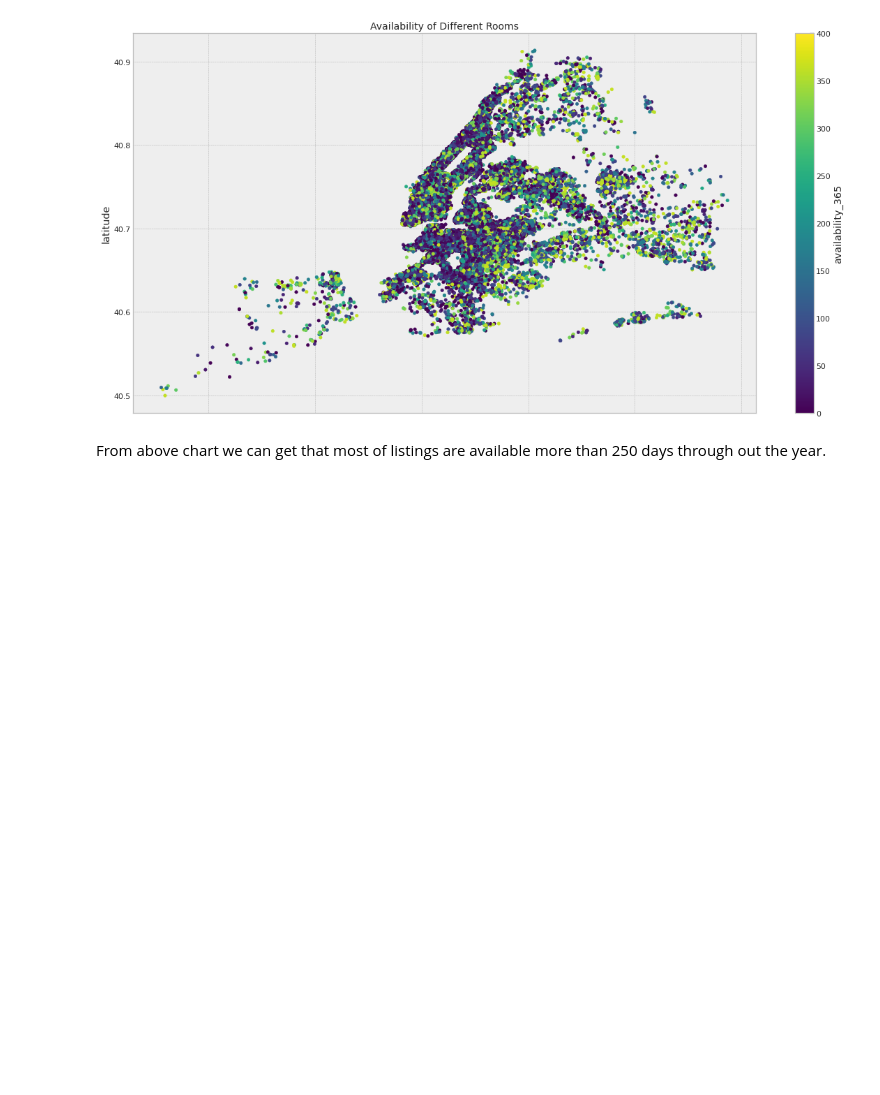
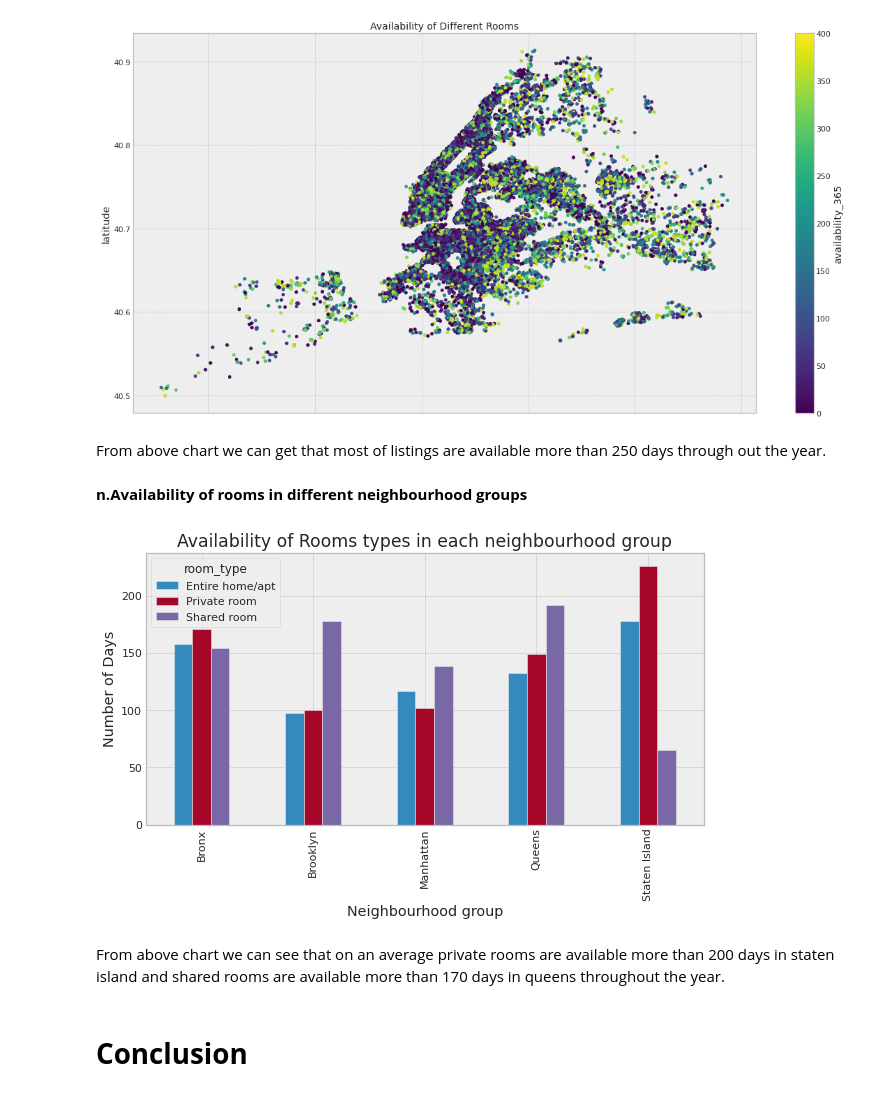
Before and after one commit to ShabuddinDhafedar/Airbnb-Bookings-Analysis, a Jupyter notebook: Airbnb_Bookings_Analysis_Capstone_Project(shabuddin).ipynb, the cells around one changed output. Drawn from its saved outputs; the diff is of its cells as text; code cells hidden in the pictures; blank space fills up the shorter version.

Commit message:
Sixth commit Airbnb Bookings Analysis

```diff
--- a/Airbnb_Bookings_Analysis_Capstone_Project(shabuddin).ipynb
+++ b/Airbnb_Bookings_Analysis_Capstone_Project(shabuddin).ipynb
@@ -636,3 +638,18 @@ plt.show()
 [figure]
 # %% [markdown]
 From above chart we can get that most of listings are available more than 250 days through out the year.
+# %% [markdown]
+**n.Availability of rooms in different neighbourhood groups**
+# %%
+#Analysis of availability of rooms types in each neighbourhood group with Barplot
+fig = pd.pivot_table(airbnb_df,index='neighbourhood_group',columns='room_type',values='availability_365').plot.bar(figsize=(10,5))
+fig.set_title('Availability of Rooms types in each neighbourhood group')
+fig.set_xlabel('Neighbourhood group')
+fig.set_ylabel('Number of Days')
+plt.show()
+# %% [output]
+[figure, added]
+# %% [markdown]
+From above chart we can see that on an average private rooms are available more than 200 days in staten island and shared rooms are available more than 170 days in queens throughout the year.
+# %% [markdown]
+# **Conclusion**
```
Also changed, not shown: parts of 3 cells of this notebook.
